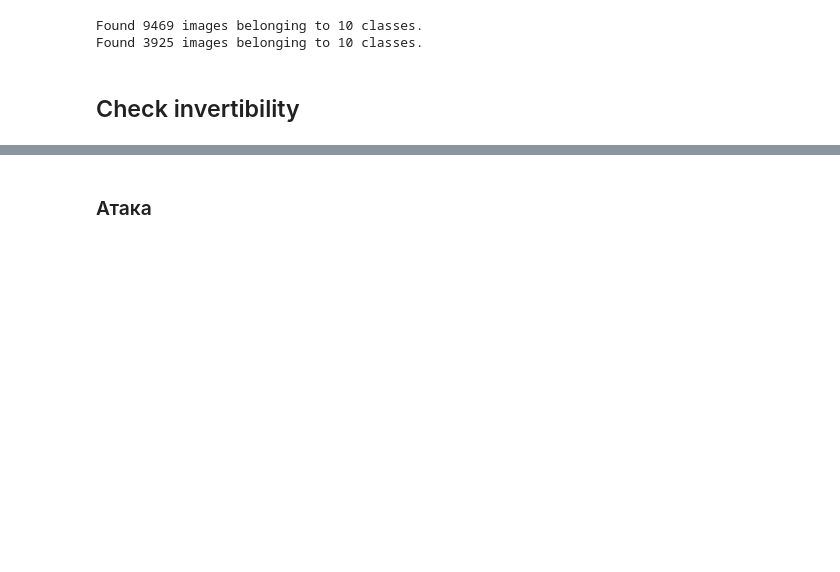
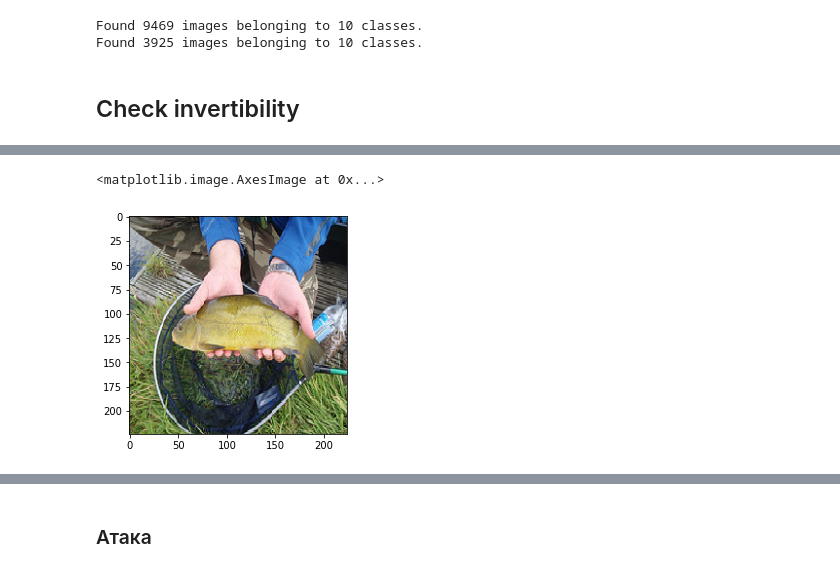
Before and after one commit to sava-stepurin/graduate_work, a Jupyter notebook: Fully-invertible_RevNet/RevNet_without_dense.ipynb, the cells around one changed output, grey strips where cells are left out. Drawn from its saved outputs; the diff is of its cells as text; code cells hidden in the pictures; blank space fills up the shorter version.

```diff
--- a/Fully-invertible_RevNet/RevNet_without_dense.ipynb
+++ b/Fully-invertible_RevNet/RevNet_without_dense.ipynb
@@ -101,3 +95,8 @@ res_x = model.get_x(new_y)
+# %%
+plt.imshow(x[0])
+# %% [output]
+<matplotlib.image.AxesImage at 0x...>
+[figure, added]
 # %%
 np.max(abs(res_x - x0[0]))
 # %% [output]
```
Also changed, not shown: parts of 55 cells of this notebook, 2 other files.
